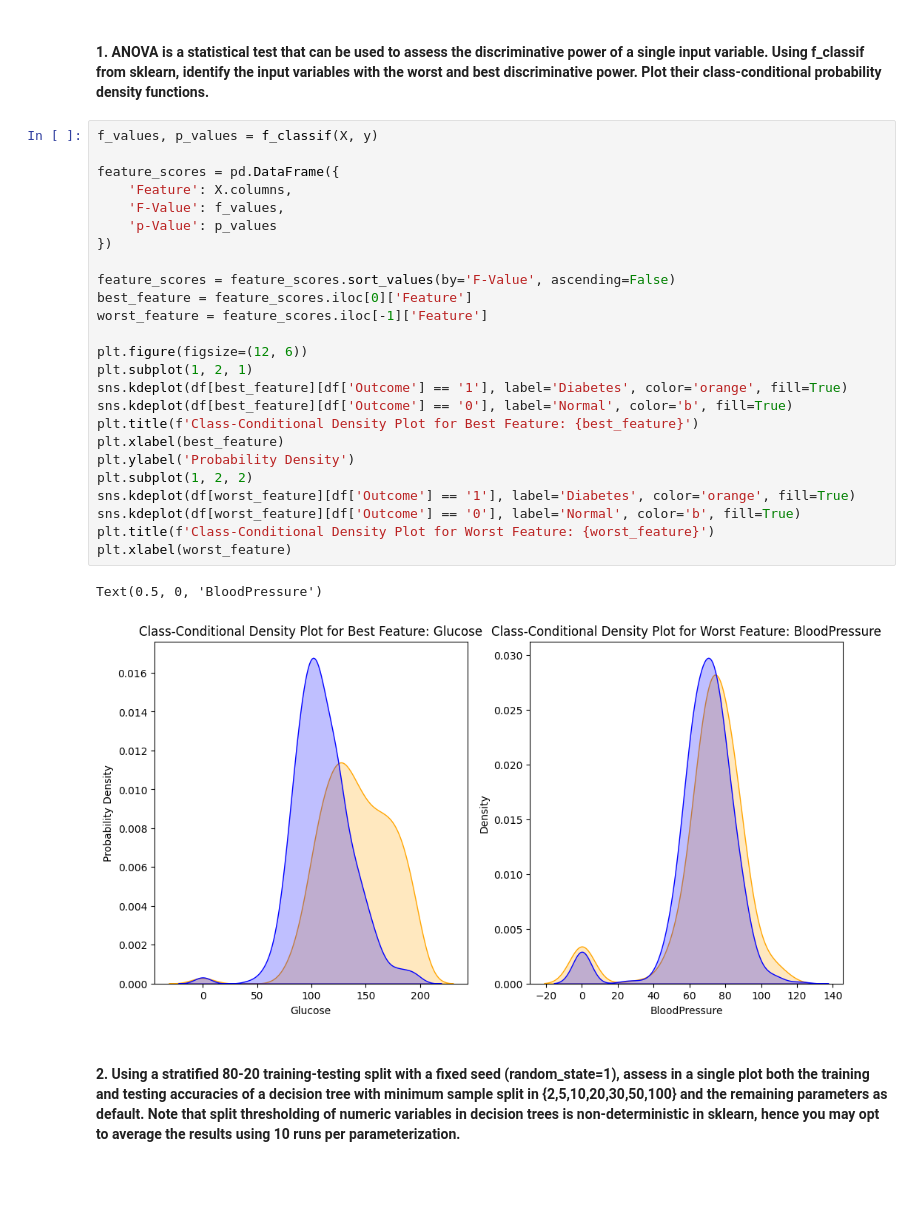
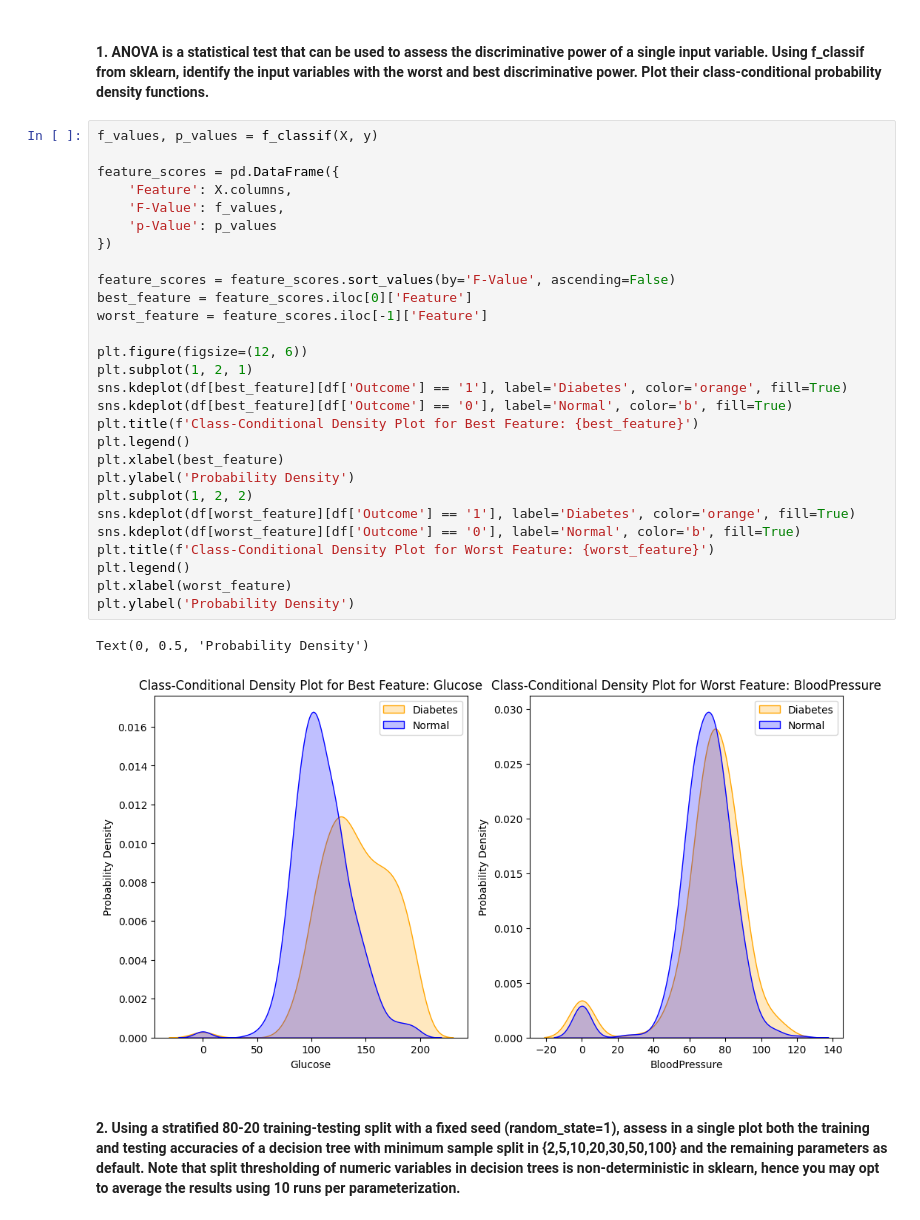
Before and after one commit to mariana-marcal-santana/ML.Projs, a Jupyter notebook: HW1/HM1.ipynb, the cells around one changed output. Saved outputs shown, nothing was run; the diff lists cells and outputs as text; blank space fills up the shorter version.

```diff
--- a/HW1/HM1.ipynb
+++ b/HW1/HM1.ipynb
@@ -38,31 +38,34 @@ X, y = df.drop('Outcome', axis=1), df['Outcome']
 # %%
 f_values, p_values = f_classif(X, y)
 
 feature_scores = pd.DataFrame({
     'Feature': X.columns,
     'F-Value': f_values,
     'p-Value': p_values
 })
 
 feature_scores = feature_scores.sort_values(by='F-Value', ascending=False)
 best_feature = feature_scores.iloc[0]['Feature']
 worst_feature = feature_scores.iloc[-1]['Feature']
 
 plt.figure(figsize=(12, 6))
 plt.subplot(1, 2, 1)
 sns.kdeplot(df[best_feature][df['Outcome'] == '1'], label='Diabetes', color='orange', fill=True)
 sns.kdeplot(df[best_feature][df['Outcome'] == '0'], label='Normal', color='b', fill=True)
 plt.title(f'Class-Conditional Density Plot for Best Feature: {best_feature}')
+plt.legend()
 plt.xlabel(best_feature)
 plt.ylabel('Probability Density')
 plt.subplot(1, 2, 2)
 sns.kdeplot(df[worst_feature][df['Outcome'] == '1'], label='Diabetes', color='orange', fill=True)
 sns.kdeplot(df[worst_feature][df['Outcome'] == '0'], label='Normal', color='b', fill=True)
 plt.title(f'Class-Conditional Density Plot for Worst Feature: {worst_feature}')
+plt.legend()
 plt.xlabel(worst_feature)
+plt.ylabel('Probability Density')
 # %% [output]
-Text(0.5, 0, 'BloodPressure')
+Text(0, 0.5, 'Probability Density')
-[figure, old version]
+[figure, new version]
 # %% [markdown]
 #### 2. Using a stratified 80-20 training-testing split with a fixed seed (random_state=1), assess in a single plot both the training and testing accuracies of a decision tree with minimum sample split in {2,5,10,20,30,50,100} and the remaining parameters as default. Note that split thresholding of numeric variables in decision trees is non-deterministic in sklearn, hence you may opt to average the results using 10 runs per parameterization.
 # %%
```
Also changed, not shown: parts of 3 cells of this notebook.
